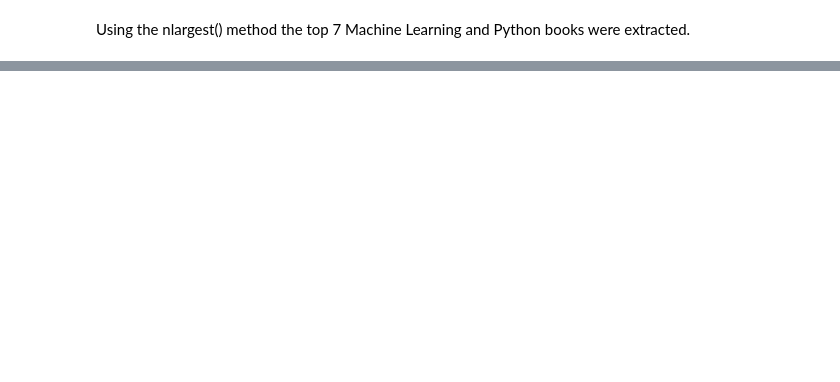
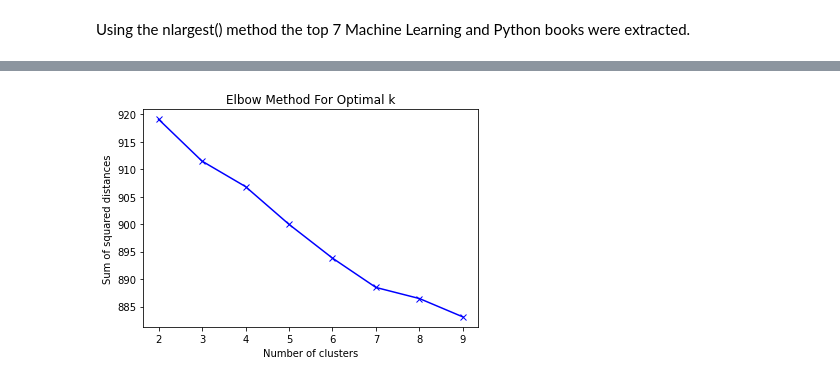
Before and after one commit to tanmay-sketch/Exploratory-Book-Analysis, a Jupyter notebook: report.ipynb, the cells around one changed output, grey strips where cells are left out. Saved outputs shown, nothing was run; the diff lists cells and outputs as text; code cells hidden in the pictures; blank space fills up the shorter version.

Commit message:
final update for the day
final commit - done with the word cloud and a little bit of conclusion and discussion. Have to still complete the citations and finish formatting.

```diff
--- a/report.ipynb
+++ b/report.ipynb
@@ -180,0 +185,8 @@ Multiplying these two values gives a quite descriptive picture of the importance
+# %%
+from sklearn.feature_extraction.text import TfidfVectorizer #importing tfidf
+
+# stop_words: words not useful like 'you','me'
+# ngram_range: how many words we want to put together at a time
+vectorizer = TfidfVectorizer(stop_words='english',ngram_range=(1,2))
+
+X = vectorizer.fit_transform(df['title'])
@@ -180,0 +216,20 @@ Multiplying these two values gives a quite descriptive picture of the importance
+# %%
+#finding optimum number of clusters for kmeans
+
+from sklearn.cluster import KMeans
+sosd = []
+K = range(2,10)
+
+for k in K:
+    km = KMeans(n_clusters=k, max_iter=600, n_init=10)
+    km.fit(X)
+    sosd.append(km.inertia_)
+# %%
+# Visualizing the sum of squared distances
+plt.plot(K, sosd, 'bx-')
+plt.xlabel('Number of clusters')
+plt.ylabel('Sum of squared distances')
+plt.title('Elbow Method For Optimal k')
+plt.show()
+# %% [output]
+[figure, added]
```
Also changed, not shown: parts of 12 cells of this notebook.
